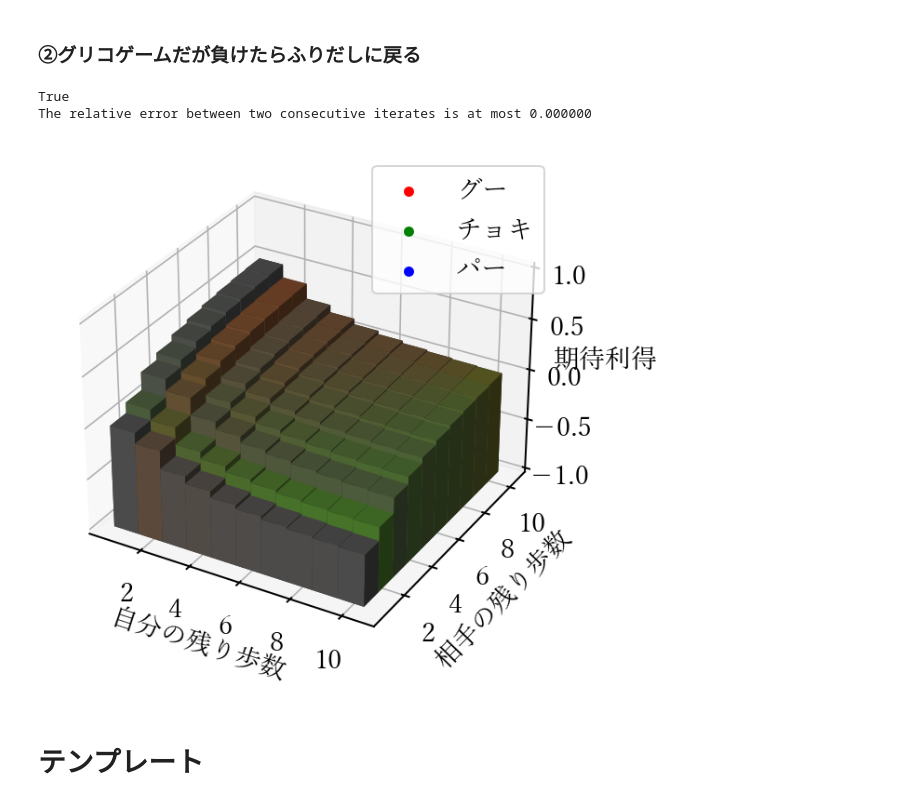
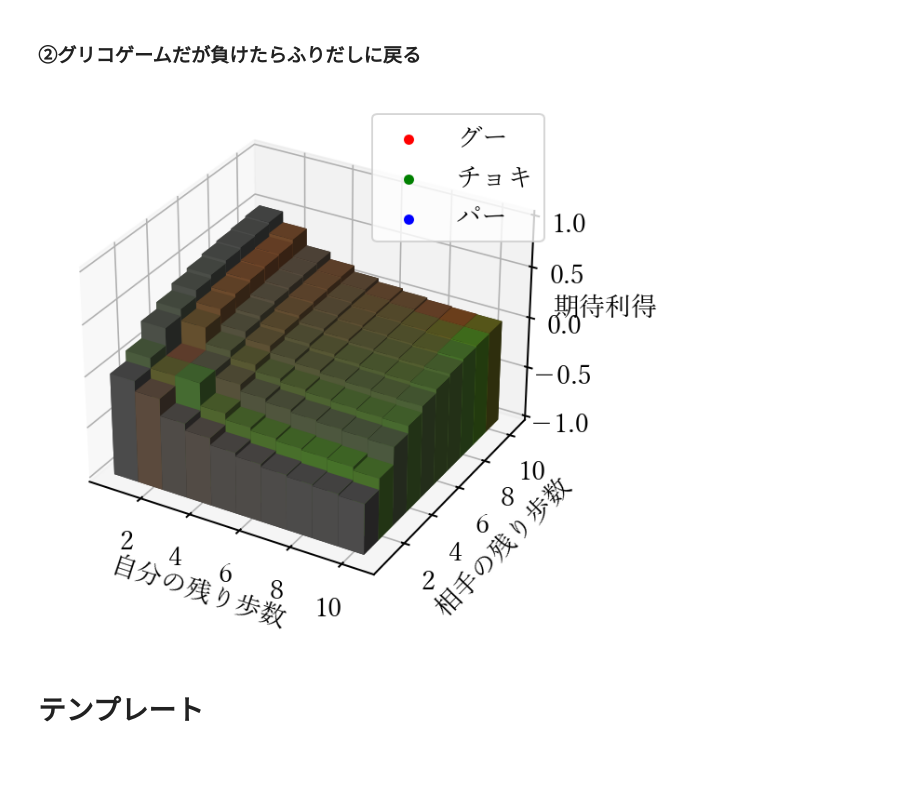
Before and after one commit to ysgrProgramming/guriko-optimize, a Jupyter notebook: guriko.ipynb, the cells around one changed output. Cells and saved outputs as stored; diff of their text form; code cells hidden in the pictures; blank space fills up the shorter version.

```diff
--- a/guriko.ipynb
+++ b/guriko.ipynb
@@ -204,0 +123,12 @@ The relative error between two consecutive iterates is at most 0.000000
+# %%
+length = 10
+rewards = np.array([
+    [0, 10, 0],
+    [0, 0, 2],
+    [1, 0, 0]
+])
+
+solver = Solver(length, rewards)
+solver.solve()
+
+plot_guriko(solver.V, solver.H)
@@ -205,17 +137,18 @@ The relative error between two consecutive iterates is at most 0.000000
 # %% [markdown]
 ### ②グリコゲームだが負けたらふりだしに戻る
-# %%
-stair_length = 10
-hands_num = 3
-rewards = [[(0, 0), (1, -100), (-100, 2)],
-         [(-100, 1), (0, 0), (2, -100)],
-         [(2, -100), (-100, 2), (0, 0)]]
-
-v_list, qg_list, qc_list = optimizer(stair_length, hands_num, rewards)
-myplot3d(v_list, qg_list, qc_list)
-# %% [output]
-True
-The relative error between two consecutive iterates is at most 0.000000
-[figure, removed]
+# %%
+stair_length = 10
+rewards = np.array([
+    [0, 1, -100],
+    [-100, 0, 2],
+    [2, -100, 0]
+])
+
+solver = Solver(length, rewards)
+solver.solve()
+
+plot_guriko(solver.V, solver.H)
+# %% [output]
+[figure, added]
 # %% [markdown]
 # テンプレート
```
Also changed, not shown: parts of 11 cells of this notebook.
